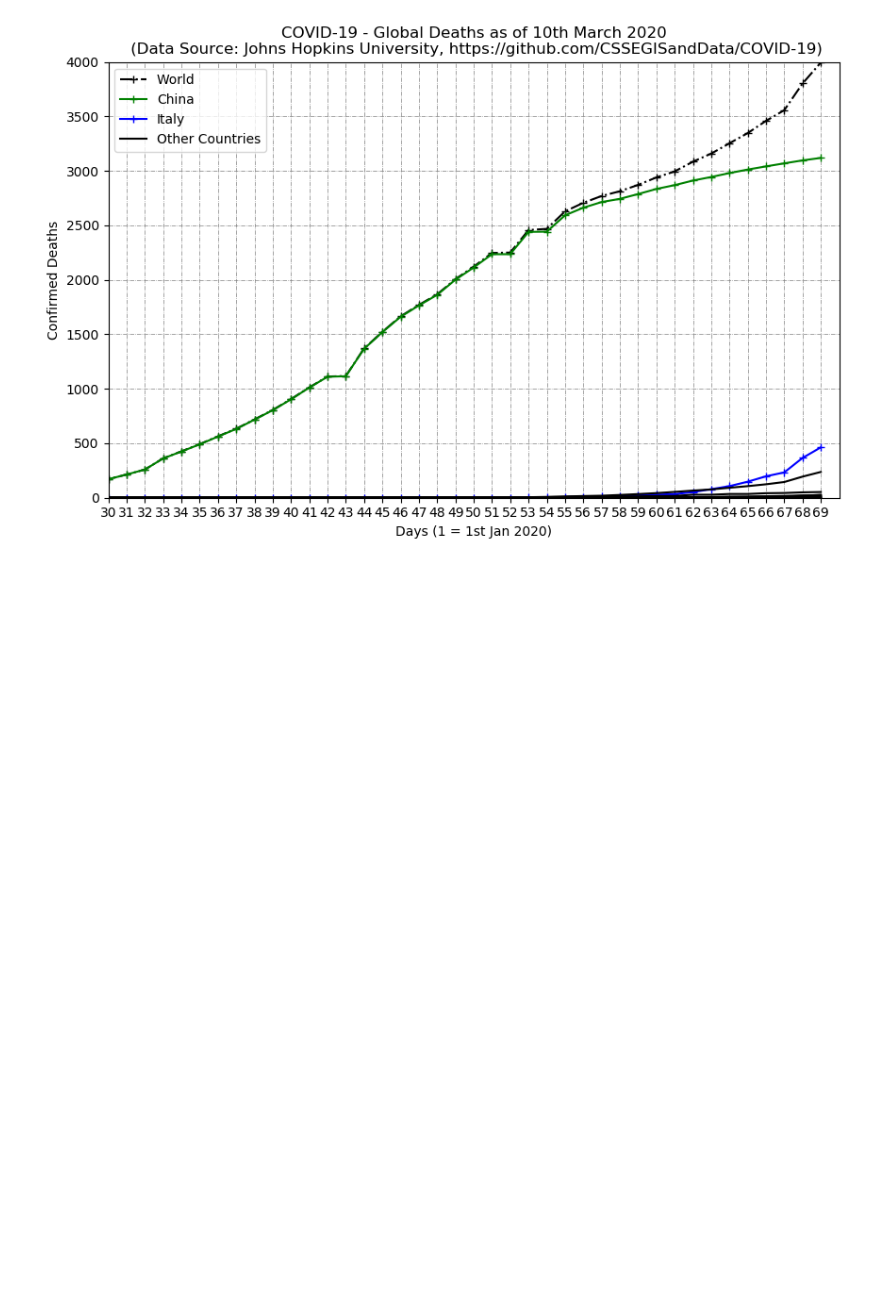
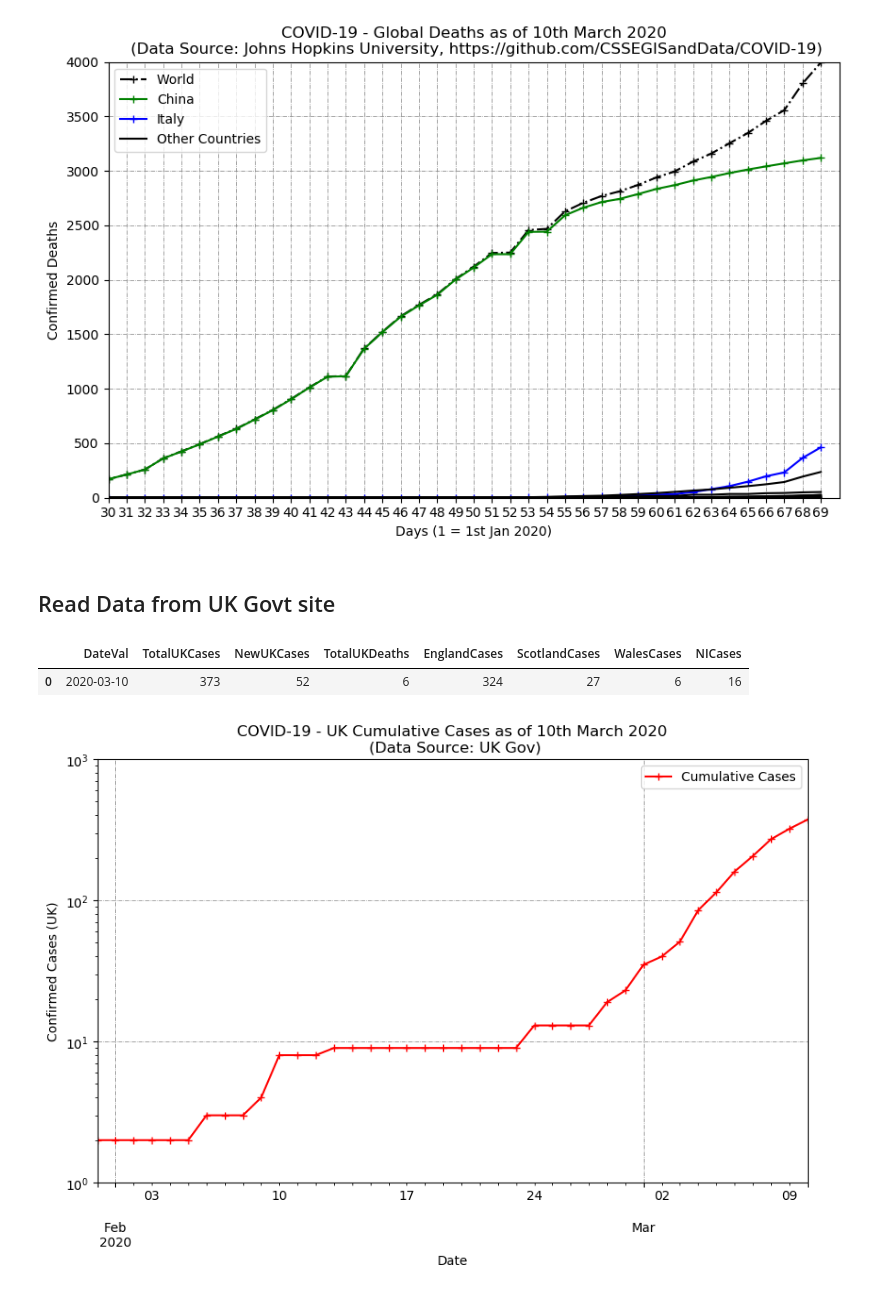
Before and after one commit to hywelowen/coronavirusgraphs, a Jupyter notebook: coronavirus.ipynb, the cells around one changed output. Cells and saved outputs as stored; diff of their text form; code cells hidden in the pictures; blank space fills up the shorter version.

```diff
--- a/coronavirus.ipynb
+++ b/coronavirus.ipynb
@@ -389,3 +393,35 @@ plt.title('COVID-19 - Global Deaths as of 10th March 2020\n (Data Source: Johns
 plt.savefig("coronavirusdeaths.png")
 # %% [output]
 [figure]
+# %% [markdown]
+## Read Data from UK Govt site
+# %%
+# Read Excel data direct from UK COVID-19 database
+
+uk_df = pd.read_excel('https://www.arcgis.com/sharing/rest/content/items/e5fd11150d274bebaaf8fe2a7a2bda11/data', 'DailyConfirmedCases', index_col=None)
+
+
+uk_daily_df = pd.read_excel('https://www.arcgis.com/sharing/rest/content/items/bc8ee90225644ef7a6f4dd1b13ea1d67/data', 'Sheet1', index_col=None)
+uk_daily_df.head()
+# %% [output]
+|  | DateVal | TotalUKCases | NewUKCases | TotalUKDeaths | EnglandCases | ScotlandCases | WalesCases | NICases |
+| 0 | 2020-03-10 | 373 | 52 | 6 | 324 | 27 | 6 | 16 |
+# %%
+plt.figure(figsize=(10,6))
+ax = plt.gca()
+uk_df.plot(kind='line', x='DateVal', y='CumCases',color='red',linestyle='solid',marker='+', ax=ax)
+#ax.set_xlabel('Date')
+#ax.set_title('COVID-19 - UK Cumulative Cases as of 10th March 2020\n (Data Source: UK Gov')
+#ax.savefig("coronavirusuk.png")
+plt.yscale('log')
+plt.grid(linestyle='-.', linewidth='0.5', color='gray')
+plt.ylim(1,1000)
+#plt.yticks([1,10,100,1000,10000],['1','10','100','1,000','10,000'])
+plt.xlabel('Date')
+plt.ylabel('Confirmed Cases (UK)')
+#plt.legend(['Italy (-12dy)','Germany (-4dy)','France (-4dy)','USA (-2dy)','S. Korea (-15dy)','China (-48dy)','Iran (-10dy)','India (+2dy)','United Kingdom'])
+plt.legend(['Cumulative Cases'])
+plt.title('COVID-19 - UK Cumulative Cases as of 10th March 2020\n (Data Source: UK Gov)')
+plt.savefig("coronavirusukgov.png")
+# %% [output]
+[figure, added]
```
Also changed, not shown: parts of 8 cells of this notebook, 6 other files.
